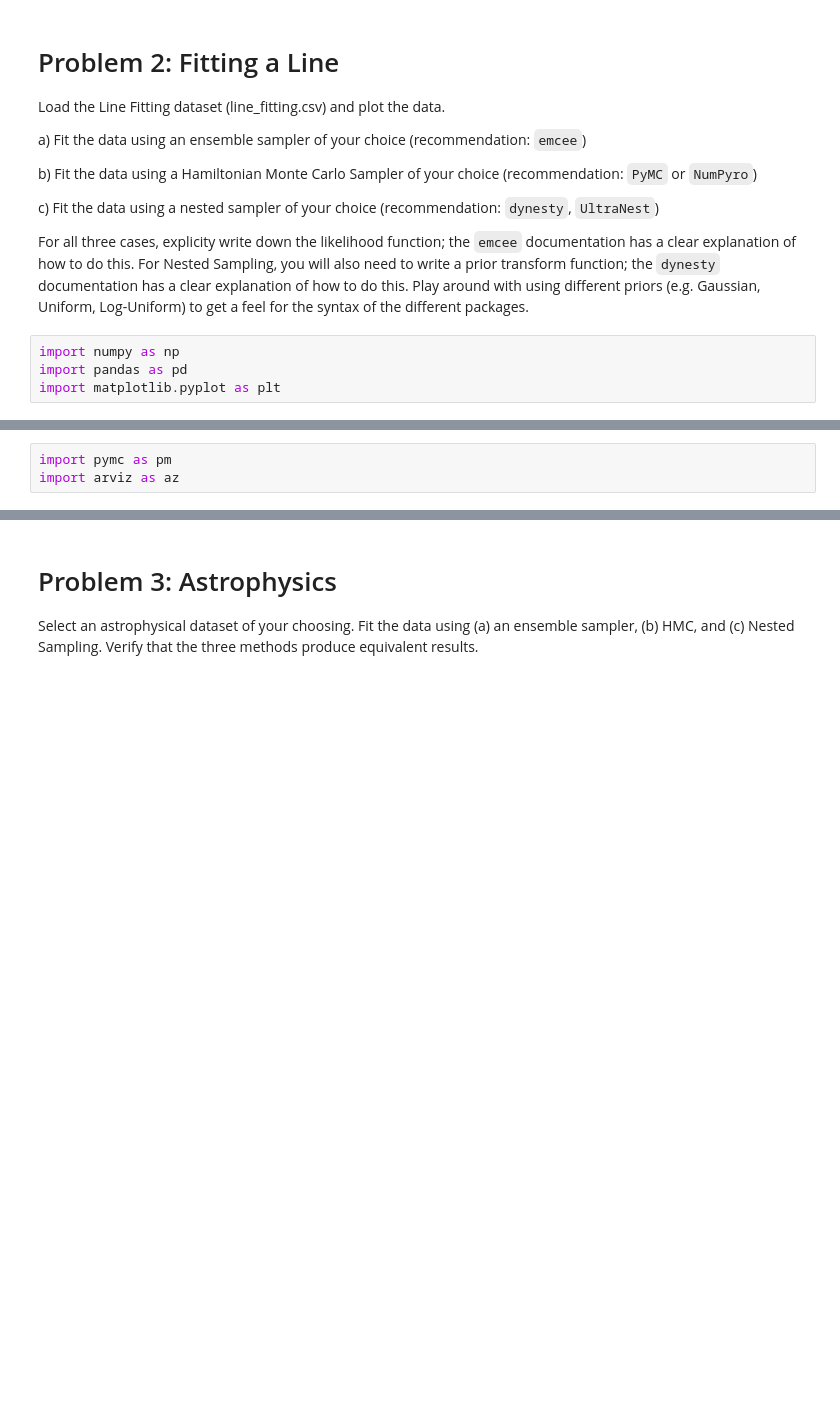
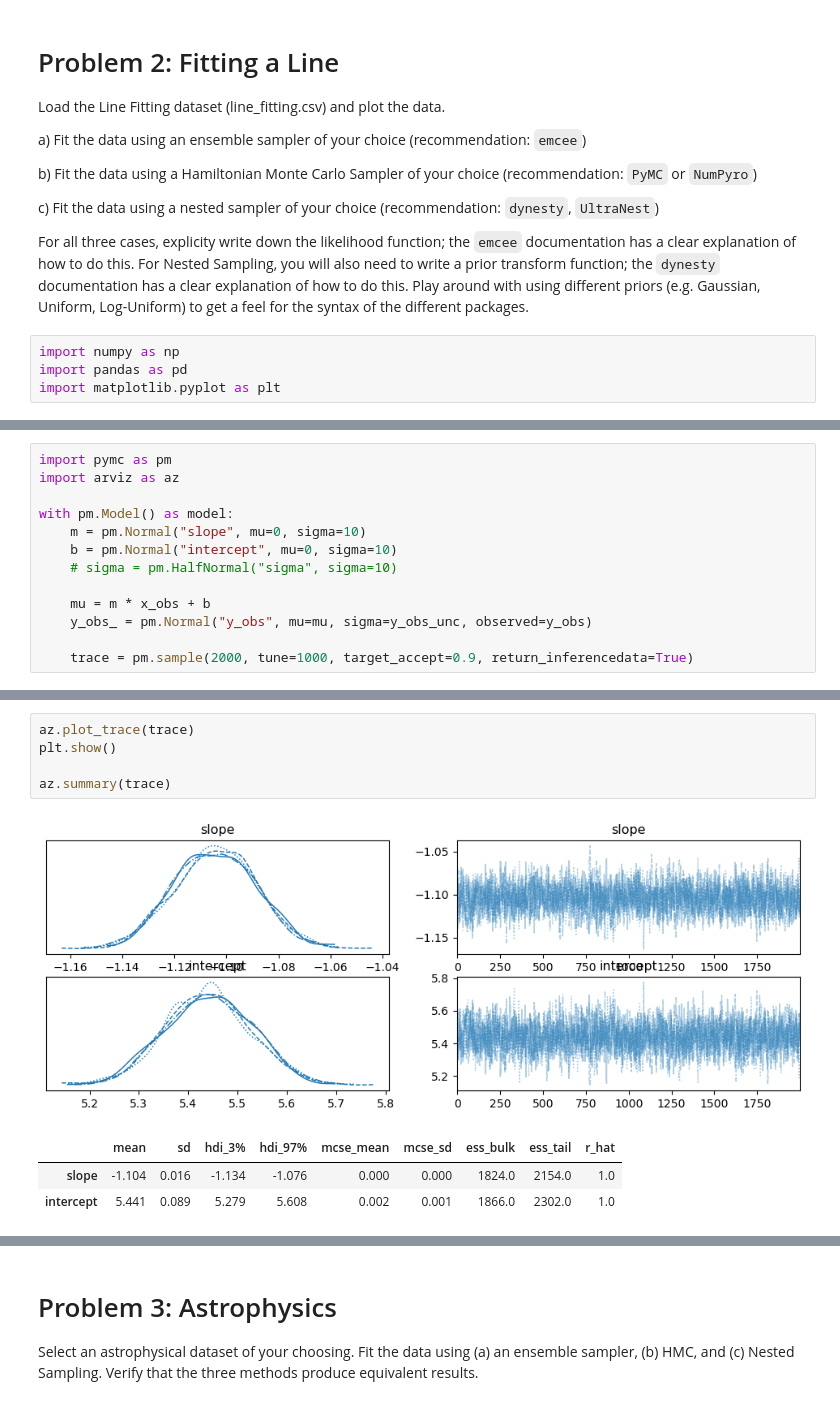
Before and after one commit to Desduh/Session-23, a Jupyter notebook: Day3/Day3_Samplers.ipynb, the cells around one changed output, grey strips where cells are left out. Cells and saved outputs as stored; diff of their text form; blank space fills up the shorter version.

```diff
--- a/Day3/Day3_Samplers.ipynb
+++ b/Day3/Day3_Samplers.ipynb
@@ -66,4 +81,14 @@ WARNING:emcee.pbar:You must install the tqdm library to use progress indicators
 # %%
 import pymc as pm
 import arviz as az
+
+with pm.Model() as model:
+    m = pm.Normal("slope", mu=0, sigma=10)
+    b = pm.Normal("intercept", mu=0, sigma=10)
+    # sigma = pm.HalfNormal("sigma", sigma=10)
+
+    mu = m * x_obs + b
+    y_obs_ = pm.Normal("y_obs", mu=mu, sigma=y_obs_unc, observed=y_obs)
+
+    trace = pm.sample(2000, tune=1000, target_accept=0.9, return_inferencedata=True)
 # %% [output]
@@ -70,0 +101,10 @@ ModuleNotFoundError: No module named 'pymc'
+# %%
+az.plot_trace(trace)
+plt.show()
+
+az.summary(trace)
+# %% [output]
+[figure, added]
+|  | mean | sd | hdi_3% | hdi_97% | mcse_mean | mcse_sd | ess_bulk | ess_tail | r_hat |
+| slope | -1.104 | 0.016 | -1.134 | -1.076 | 0.000 | 0.000 | 1824.0 | 2154.0 | 1.0 |
+| intercept | 5.441 | 0.089 | 5.279 | 5.608 | 0.002 | 0.001 | 1866.0 | 2302.0 | 1.0 |
```
Also changed, not shown: parts of 5 cells of this notebook.
